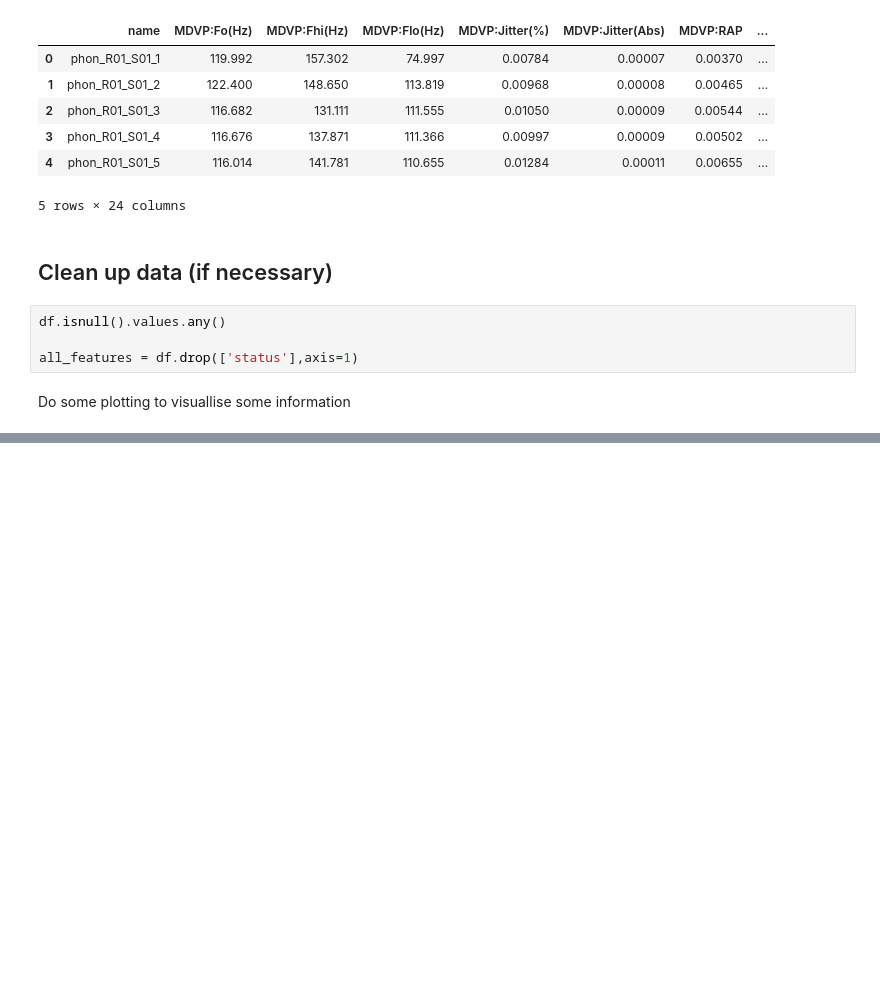
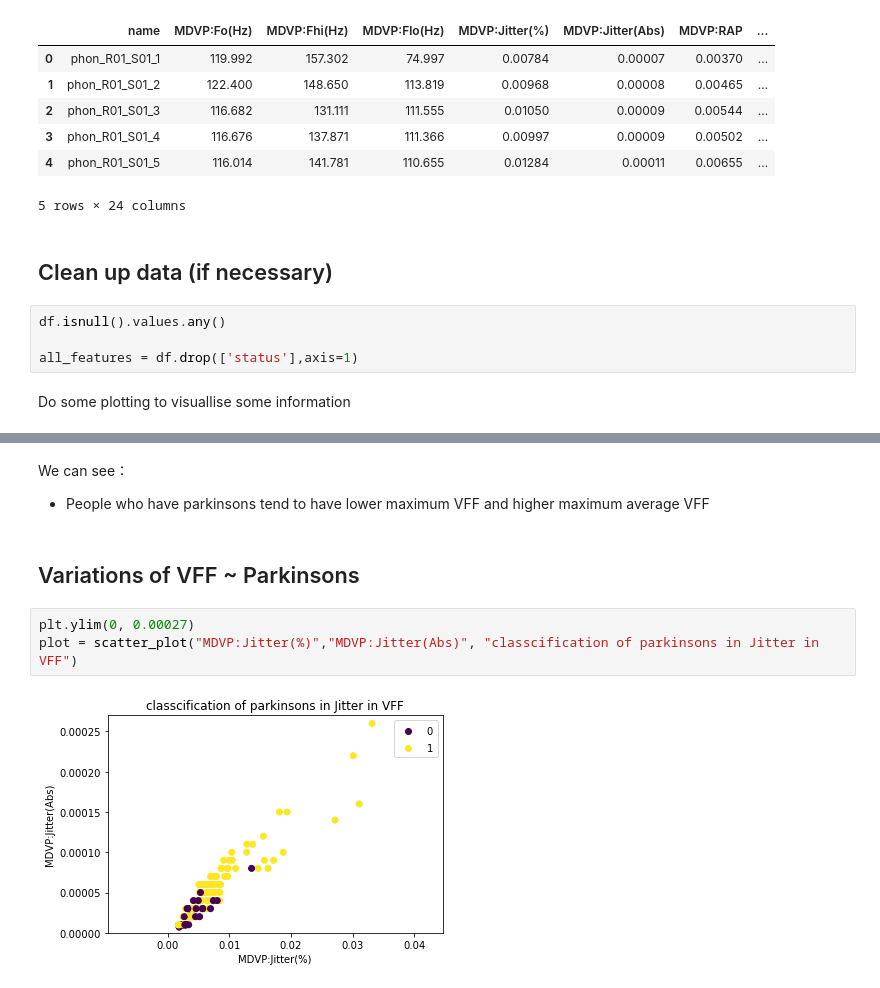
Before and after one commit to zhangchi0104/msa2020-ml-project, a Jupyter notebook: parkinsons.ipynb, the cells around one changed output, grey strips where cells are left out. Saved outputs shown, nothing was run; the diff lists cells and outputs as text; blank space fills up the shorter version.

```diff
--- a/parkinsons.ipynb
+++ b/parkinsons.ipynb
@@ -43,0 +50,10 @@ scatter_plot('MDVP:Fhi(Hz)', 'MDVP:Flo(Hz)', "classification of parkinsons per M
+# %% [markdown]
+We can see：
+- People who have parkinsons tend to have lower maximum VFF and higher maximum average VFF
+# %% [markdown]
+## Variations of VFF ~ Parkinsons
+# %%
+plt.ylim(0, 0.00027)
+plot = scatter_plot("MDVP:Jitter(%)","MDVP:Jitter(Abs)", "classcification of parkinsons in Jitter in VFF")
+# %% [output]
+[figure, added]
```
Also changed, not shown: parts of 10 cells of this notebook.
